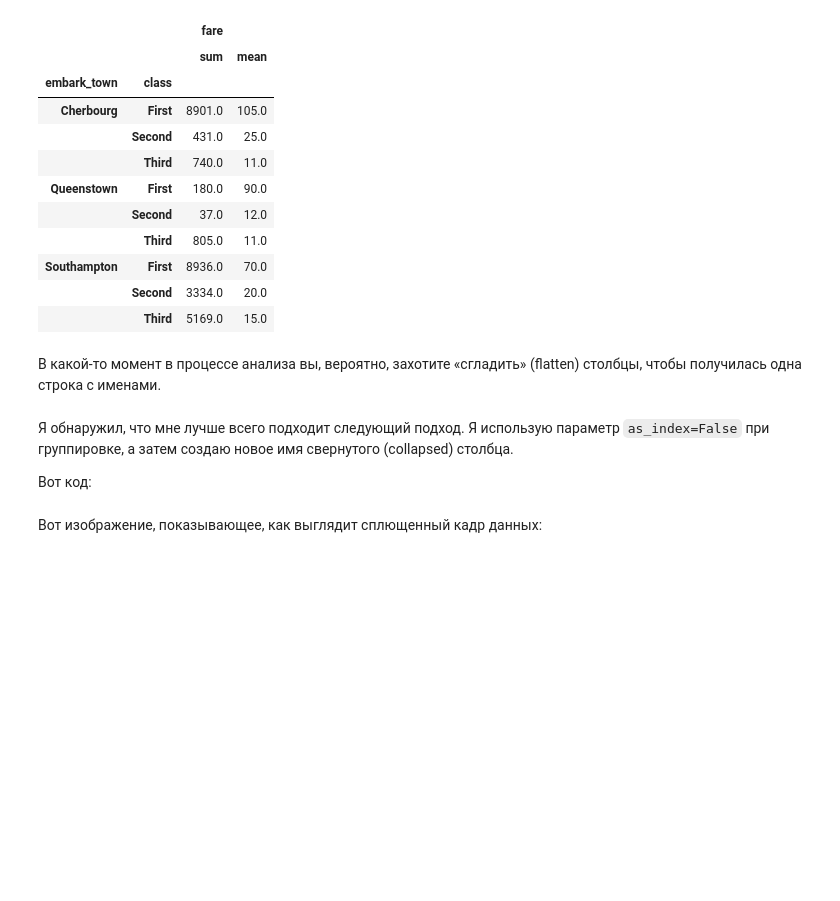
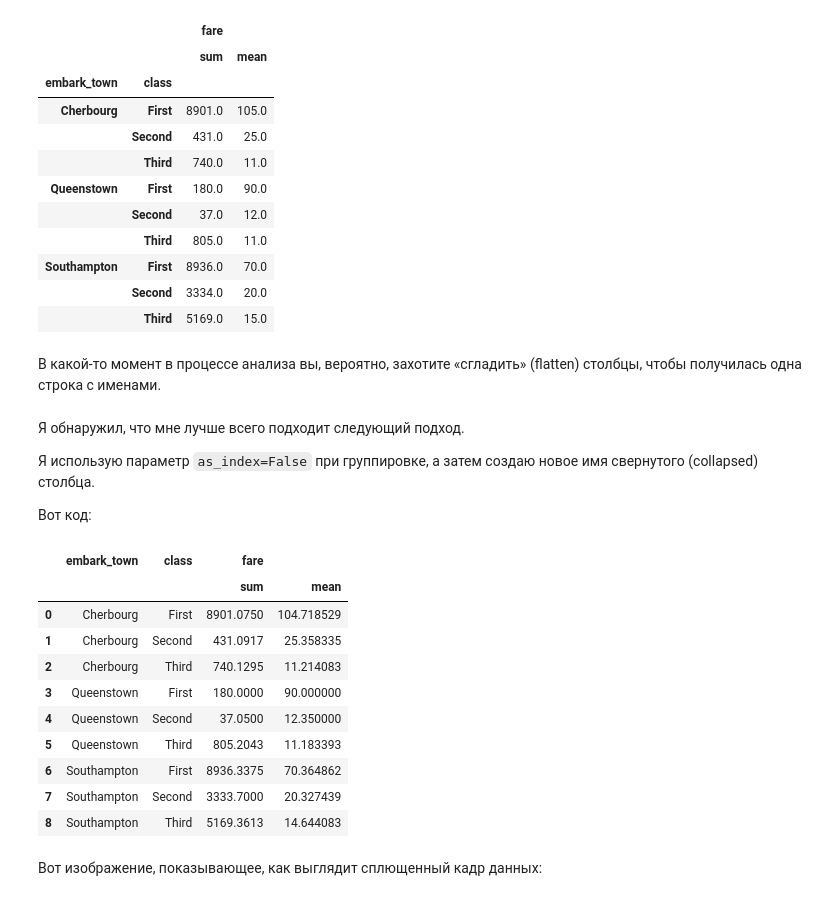
Before and after one commit to dm-fedorov/pandas_basic, a Jupyter notebook: быстрое введение в pandas/Подробное руководство по группировке и агрегированию с помощью pandas.ipynb, the cells around one changed output. Drawn from its saved outputs; the diff is of its cells as text; code cells hidden in the pictures; blank space fills up the shorter version.

Commit message:
groupby

```diff
--- a/быстрое введение в pandas/Подробное руководство по группировке и агрегированию с помощью pandas.ipynb
+++ b/быстрое введение в pandas/Подробное руководство по группировке и агрегированию с помощью pandas.ipynb
@@ -576,12 +613,26 @@ df.groupby(['embark_town', 'class']).agg({'fare': ['sum', 'mean']}).round()
 # %% [markdown]
 В какой-то момент в процессе анализа вы, вероятно, захотите «сгладить» (flatten) столбцы, чтобы получилась одна строка с именами.
 # %% [markdown]
-Я обнаружил, что мне лучше всего подходит следующий подход. Я использую параметр `as_index=False` при группировке, а затем создаю новое имя свернутого (collapsed) столбца.
+Я обнаружил, что мне лучше всего подходит следующий подход.
+
+Я использую параметр `as_index=False` при группировке, а затем создаю новое имя свернутого (collapsed) столбца.
 
 Вот код:
 # %%
-multi_df = df.groupby(['embark_town', 'class'],
-                    as_index=False).agg({'fare': ['sum', 'mean']})
+multi_df = df.groupby(['embark_town', 'class'], as_index=False).agg({'fare': ['sum', 'mean']})
+multi_df
+# %% [output]
+|  | embark_town | class | fare |  |
+|  |  |  | sum | mean |
+| 0 | Cherbourg | First | 8901.0750 | 104.718529 |
+| 1 | Cherbourg | Second | 431.0917 | 25.358335 |
+| 2 | Cherbourg | Third | 740.1295 | 11.214083 |
+| 3 | Queenstown | First | 180.0000 | 90.000000 |
+| 4 | Queenstown | Second | 37.0500 | 12.350000 |
+| 5 | Queenstown | Third | 805.2043 | 11.183393 |
+| 6 | Southampton | First | 8936.3375 | 70.364862 |
+| 7 | Southampton | Second | 3333.7000 | 20.327439 |
+| 8 | Southampton | Third | 5169.3613 | 14.644083 |
 # %%
 multi_df.columns = [
 '_'.join(col).rstrip('_') for col in multi_df.columns.values
```
Also changed, not shown: parts of 54 cells of this notebook, 2 other files.
